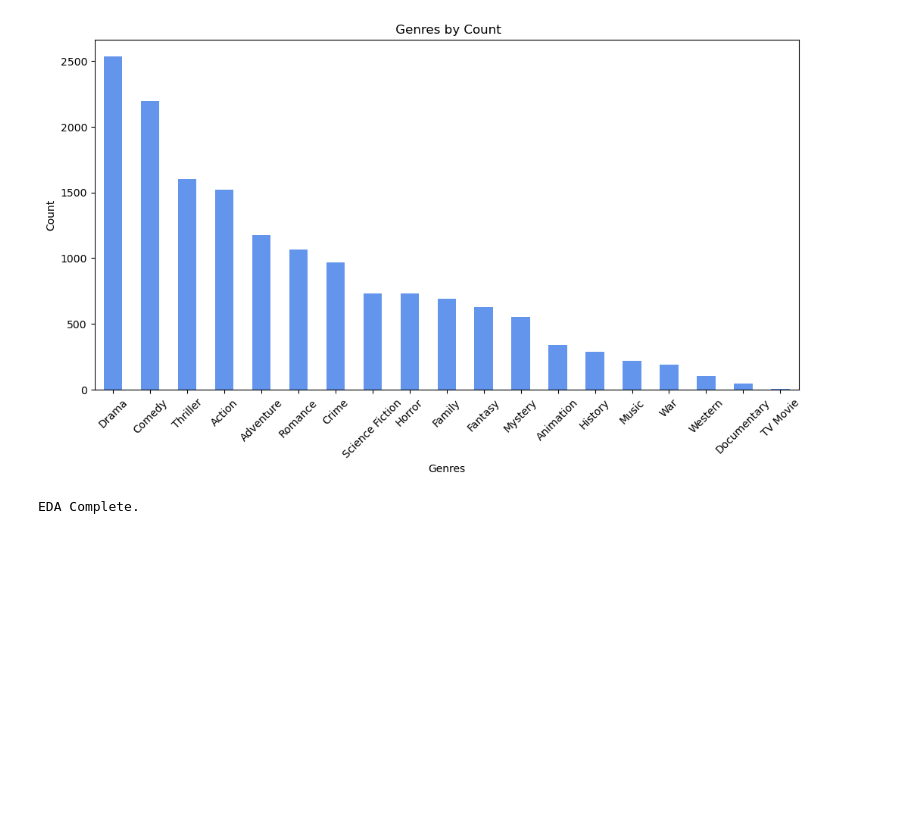
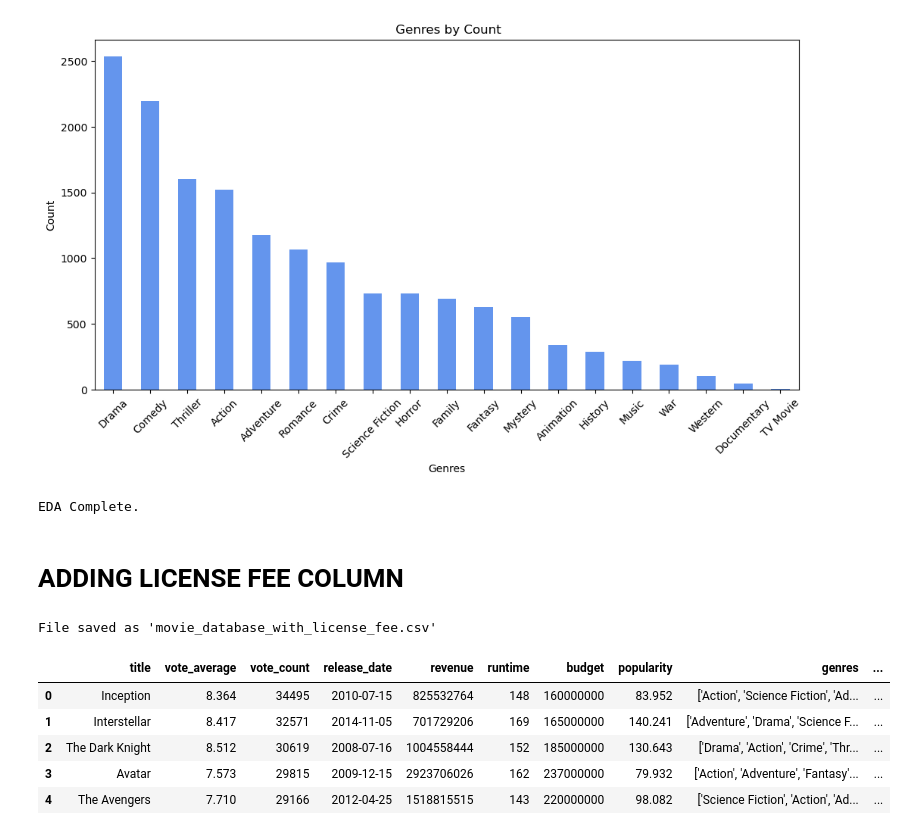
Before and after one commit to DavidKrame/MMCS_Project_UoE_Group9, a Jupyter notebook: DataAnalysis_MovieDataBase.ipynb, the cells around one changed output. Saved outputs shown, nothing was run; the diff lists cells and outputs as text; code cells hidden in the pictures; blank space fills up the shorter version.

```diff
--- a/DataAnalysis_MovieDataBase.ipynb
+++ b/DataAnalysis_MovieDataBase.ipynb
@@ -217,3 +184,43 @@ dtype: int64
 [figure]
 [figure]
 EDA Complete.
+# %% [markdown]
+# ADDING LICENSE FEE COLUMN
+# %%
+movie_db_df = pd.read_csv('data/movie_database.csv', parse_dates=['release_date'])
+
+# Define parameters for license fee calculation
+base_fee = 10_000
+profit_margin = 0.2
+budget_factor = 0.002
+box_office_factor = 0.001
+
+# Check if 'license_fee' column exists
+if 'license_fee' not in movie_db_df.columns:
+    # Calculate license fee
+    movie_db_df['license_fee'] = (
+        base_fee
+        + (budget_factor * movie_db_df['budget'])
+        + (box_office_factor * movie_db_df['revenue'])
+    ) * (1. + profit_margin)
+
+    # rounding
+    movie_db_df['license_fee'] = np.round(movie_db_df['license_fee'], 2)
+
+    movie_db_df.to_csv('data/movie_database_with_license_fee.csv', index=False)
+else:
+    print("The 'license_fee' column already exists in the dataset.")
+
+print("File saved as 'movie_database_with_license_fee.csv'")
+# %% [output]
+File saved as 'movie_database_with_license_fee.csv'
+# %%
+movie_db_Lfee_df = pd.read_csv('data/movie_database_with_license_fee.csv', parse_dates=['release_date'])
+movie_db_Lfee_df.head()
+# %% [output]
+|  | title | vote_average | vote_count | release_date | revenue | runtime | budget | popularity | genres | ... |
+| 0 | Inception | 8.364 | 34495 | 2010-07-15 | 825532764 | 148 | 160000000 | 83.952 | ['Action', 'Science Fiction', 'Ad... | ... |
+| 1 | Interstellar | 8.417 | 32571 | 2014-11-05 | 701729206 | 169 | 165000000 | 140.241 | ['Adventure', 'Drama', 'Science F... | ... |
+| 2 | The Dark Knight | 8.512 | 30619 | 2008-07-16 | 1004558444 | 152 | 185000000 | 130.643 | ['Drama', 'Action', 'Crime', 'Thr... | ... |
+| 3 | Avatar | 7.573 | 29815 | 2009-12-15 | 2923706026 | 162 | 237000000 | 79.932 | ['Action', 'Adventure', 'Fantasy'... | ... |
+| 4 | The Avengers | 7.710 | 29166 | 2012-04-25 | 1518815515 | 143 | 220000000 | 98.082 | ['Science Fiction', 'Action', 'Ad... | ... |
```
Also changed, not shown: parts of 4 cells of this notebook, 2 other files.
